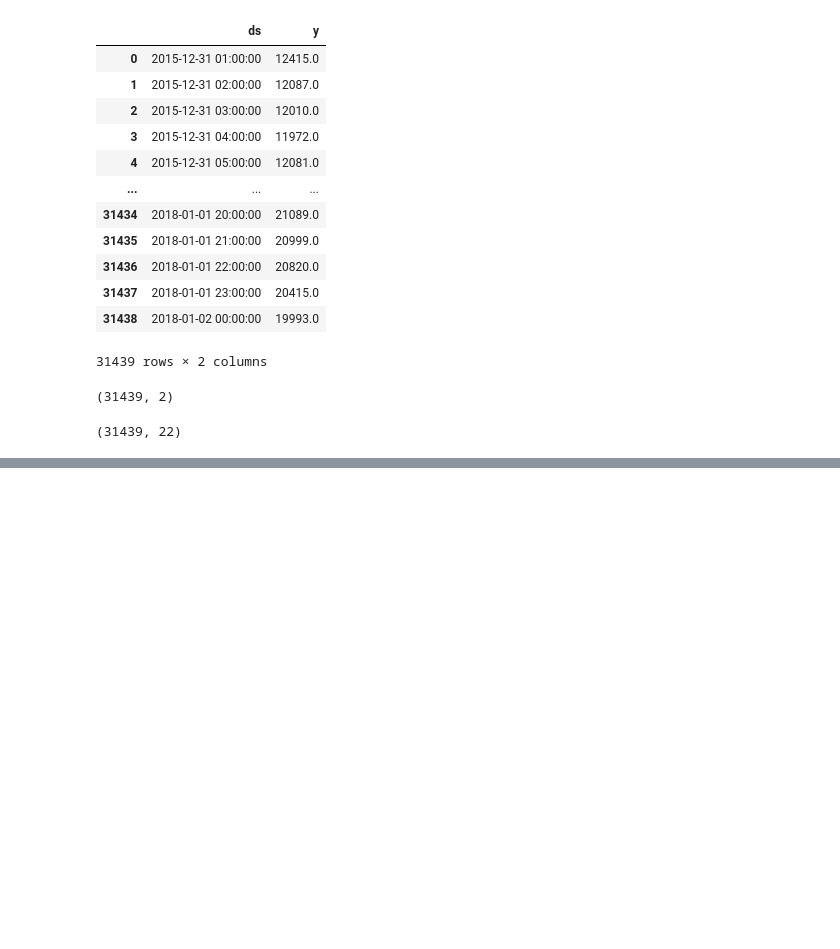
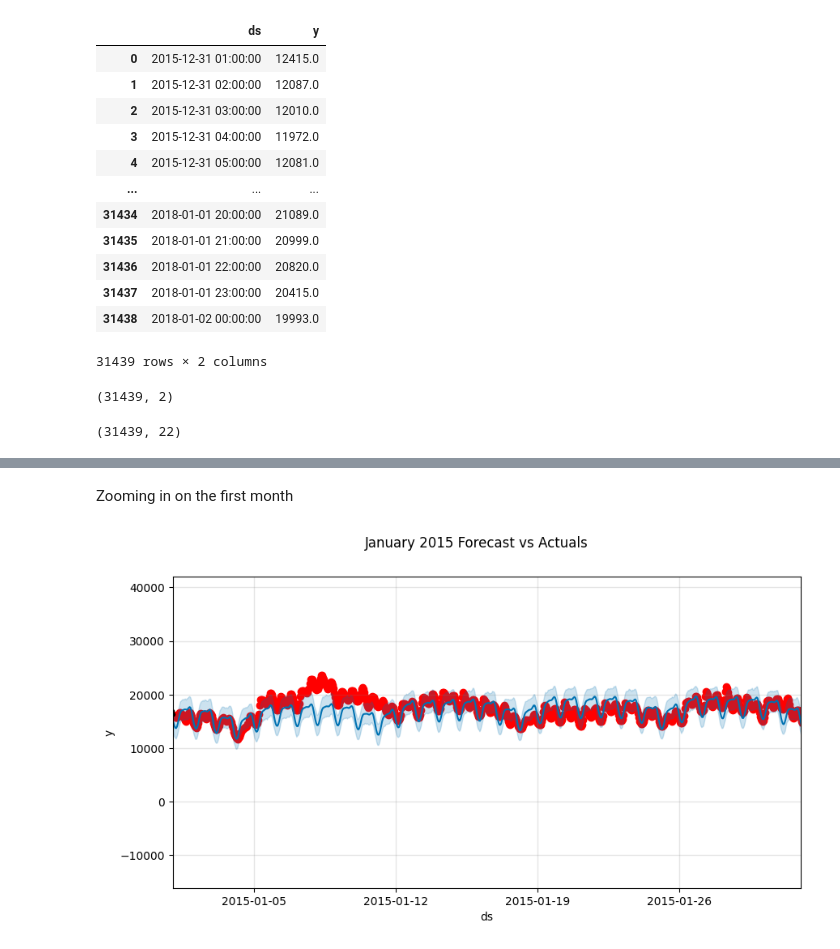
Before and after one commit to Ds2023/Time_Series_Prophet, a Jupyter notebook: time.ipynb, the cells around one changed output, grey strips where cells are left out. Cells and saved outputs as stored; diff of their text form; code cells hidden in the pictures; blank space fills up the shorter version.

Commit message:
forecast

```diff
--- a/time.ipynb
+++ b/time.ipynb
@@ -292,0 +287,10 @@ fig = model.plot(prophet_test_pred, ax=ax)
+# %% [markdown]
+Zooming in on the first month
+# %%
+fig, ax = plt.subplots(figsize=(10, 5))
+ax.scatter(test_prophet['ds'],test_prophet['y'],color='r')
+fig = model.plot(prophet_test_pred, ax=ax)
+ax.set_xlim(pd.Timestamp('2015-01-01'), pd.Timestamp('2015-02-01'))
+plot = plt.suptitle('January 2015 Forecast vs Actuals')
+# %% [output]
+[figure, added]
```
Also changed, not shown: parts of 25 cells of this notebook.
